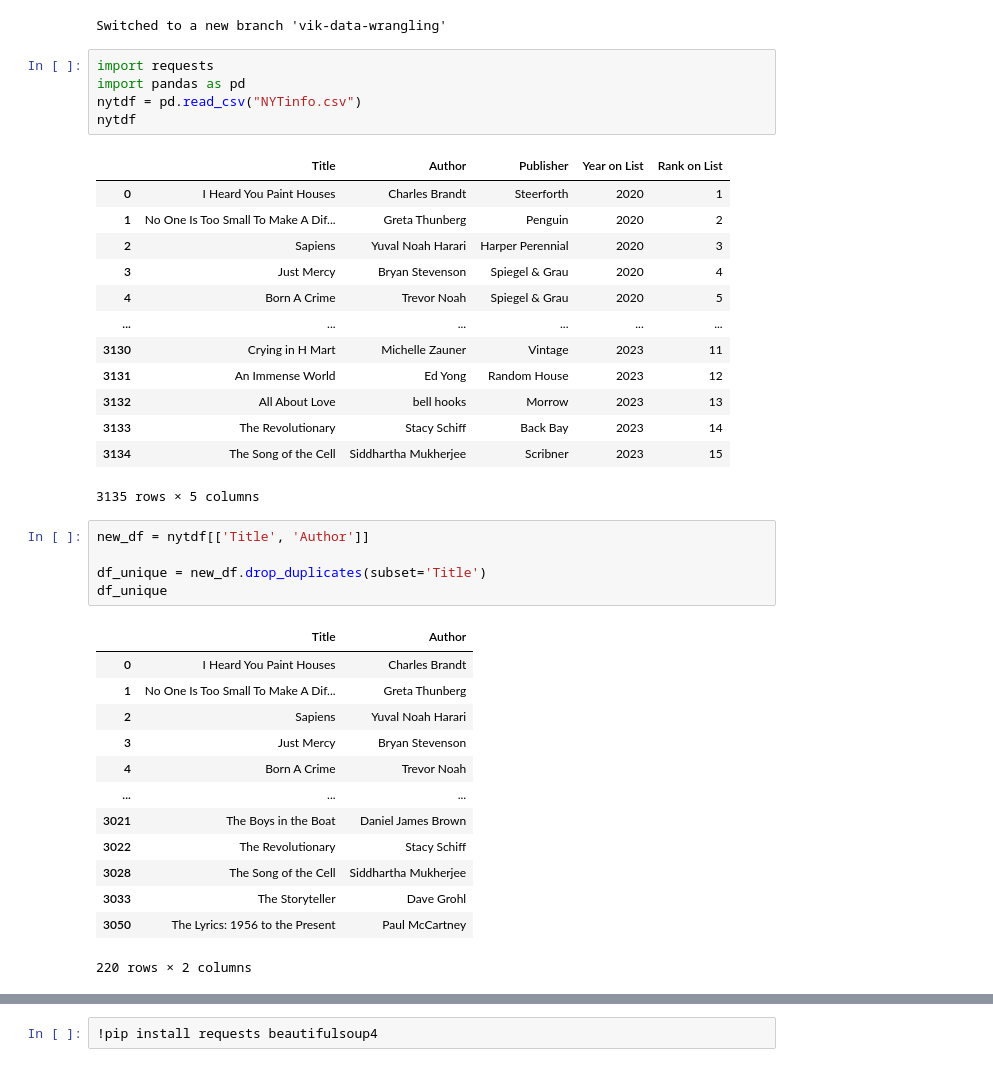
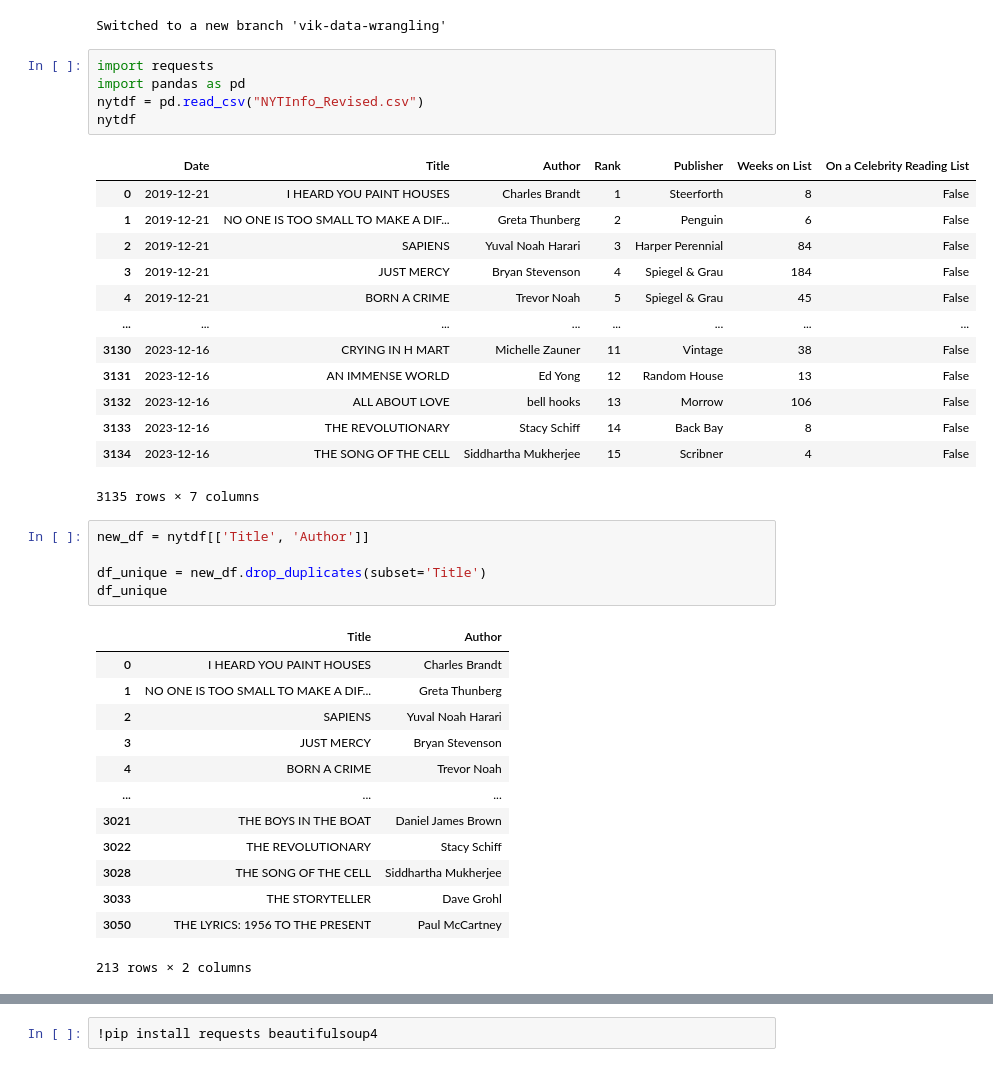
Before and after one commit to satyar2003/cogs-108-project, a Jupyter notebook: reviews-data.ipynb, the cells around one changed output, grey strips where cells are left out. Cells and saved outputs as stored; diff of their text form.

```diff
--- a/reviews-data.ipynb
+++ b/reviews-data.ipynb
@@ -5,22 +5,22 @@ Switched to a new branch 'vik-data-wrangling'
 # %%
 import requests
 import pandas as pd
-nytdf = pd.read_csv("NYTinfo.csv")
+nytdf = pd.read_csv("NYTInfo_Revised.csv")
 nytdf
 # %% [output]
-|  | Title | Author | Publisher | Year on List | Rank on List |
-| 0 | I Heard You Paint Houses | Charles Brandt | Steerforth | 2020 | 1 |
-| 1 | No One Is Too Small To Make A Dif... | Greta Thunberg | Penguin | 2020 | 2 |
-| 2 | Sapiens | Yuval Noah Harari | Harper Perennial | 2020 | 3 |
-| 3 | Just Mercy | Bryan Stevenson | Spiegel & Grau | 2020 | 4 |
-| 4 | Born A Crime | Trevor Noah | Spiegel & Grau | 2020 | 5 |
-| ... | ... | ... | ... | ... | ... |
-| 3130 | Crying in H Mart | Michelle Zauner | Vintage | 2023 | 11 |
-| 3131 | An Immense World | Ed Yong | Random House | 2023 | 12 |
-| 3132 | All About Love | bell hooks | Morrow | 2023 | 13 |
-| 3133 | The Revolutionary | Stacy Schiff | Back Bay | 2023 | 14 |
-| 3134 | The Song of the Cell | Siddhartha Mukherjee | Scribner | 2023 | 15 |
+|  | Date | Title | Author | Rank | Publisher | Weeks on List | On a Celebrity Reading List |
+| 0 | 2019-12-21 | I HEARD YOU PAINT HOUSES | Charles Brandt | 1 | Steerforth | 8 | False |
+| 1 | 2019-12-21 | NO ONE IS TOO SMALL TO MAKE A DIF... | Greta Thunberg | 2 | Penguin | 6 | False |
+| 2 | 2019-12-21 | SAPIENS | Yuval Noah Harari | 3 | Harper Perennial | 84 | False |
+| 3 | 2019-12-21 | JUST MERCY | Bryan Stevenson | 4 | Spiegel & Grau | 184 | False |
+| 4 | 2019-12-21 | BORN A CRIME | Trevor Noah | 5 | Spiegel & Grau | 45 | False |
+| ... | ... | ... | ... | ... | ... | ... | ... |
+| 3130 | 2023-12-16 | CRYING IN H MART | Michelle Zauner | 11 | Vintage | 38 | False |
+| 3131 | 2023-12-16 | AN IMMENSE WORLD | Ed Yong | 12 | Random House | 13 | False |
+| 3132 | 2023-12-16 | ALL ABOUT LOVE | bell hooks | 13 | Morrow | 106 | False |
+| 3133 | 2023-12-16 | THE REVOLUTIONARY | Stacy Schiff | 14 | Back Bay | 8 | False |
+| 3134 | 2023-12-16 | THE SONG OF THE CELL | Siddhartha Mukherjee | 15 | Scribner | 4 | False |
-3135 rows × 5 columns
+3135 rows × 7 columns
 # %%
 new_df = nytdf[['Title', 'Author']]
 
@@ -28,15 +28,15 @@ df_unique = new_df.drop_duplicates(subset='Title')
 df_unique
 # %% [output]
 |  | Title | Author |
-| 0 | I Heard You Paint Houses | Charles Brandt |
-| 1 | No One Is Too Small To Make A Dif... | Greta Thunberg |
-| 2 | Sapiens | Yuval Noah Harari |
-| 3 | Just Mercy | Bryan Stevenson |
-| 4 | Born A Crime | Trevor Noah |
+| 0 | I HEARD YOU PAINT HOUSES | Charles Brandt |
+| 1 | NO ONE IS TOO SMALL TO MAKE A DIF... | Greta Thunberg |
+| 2 | SAPIENS | Yuval Noah Harari |
+| 3 | JUST MERCY | Bryan Stevenson |
+| 4 | BORN A CRIME | Trevor Noah |
 | ... | ... | ... |
-| 3021 | The Boys in the Boat | Daniel James Brown |
-| 3022 | The Revolutionary | Stacy Schiff |
-| 3028 | The Song of the Cell | Siddhartha Mukherjee |
-| 3033 | The Storyteller | Dave Grohl |
-| 3050 | The Lyrics: 1956 to the Present | Paul McCartney |
+| 3021 | THE BOYS IN THE BOAT | Daniel James Brown |
+| 3022 | THE REVOLUTIONARY | Stacy Schiff |
+| 3028 | THE SONG OF THE CELL | Siddhartha Mukherjee |
+| 3033 | THE STORYTELLER | Dave Grohl |
+| 3050 | THE LYRICS: 1956 TO THE PRESENT | Paul McCartney |
-220 rows × 2 columns
+213 rows × 2 columns
```
Also changed, not shown: parts of 13 cells of this notebook.
